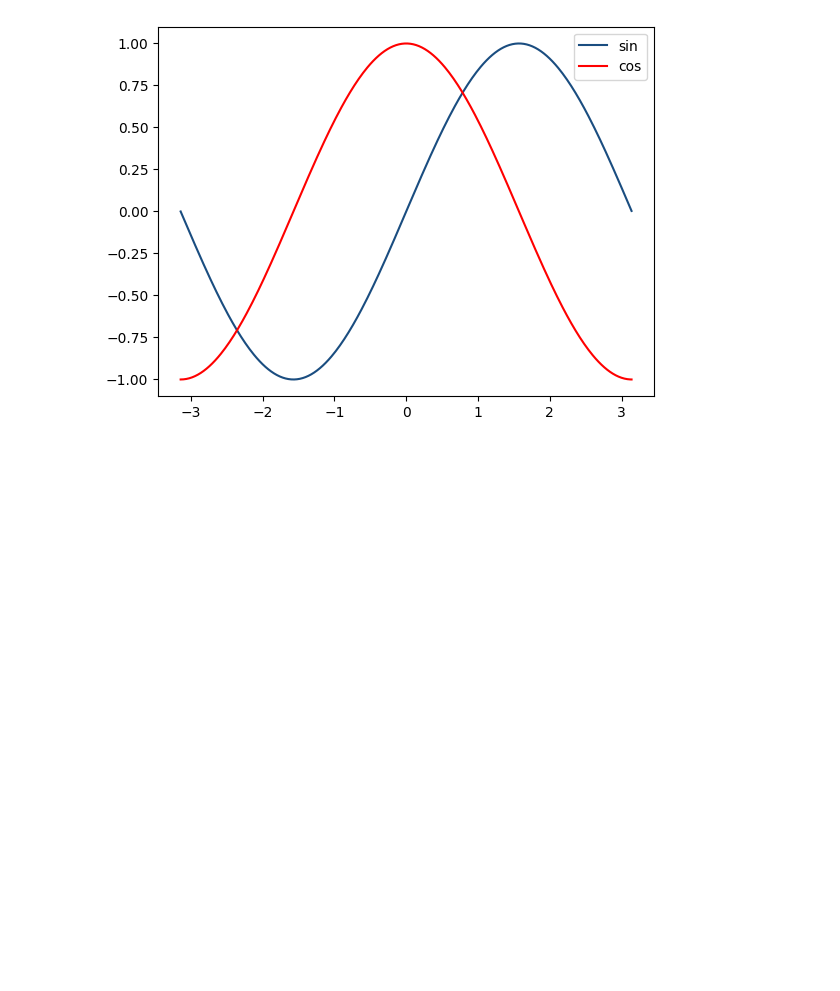
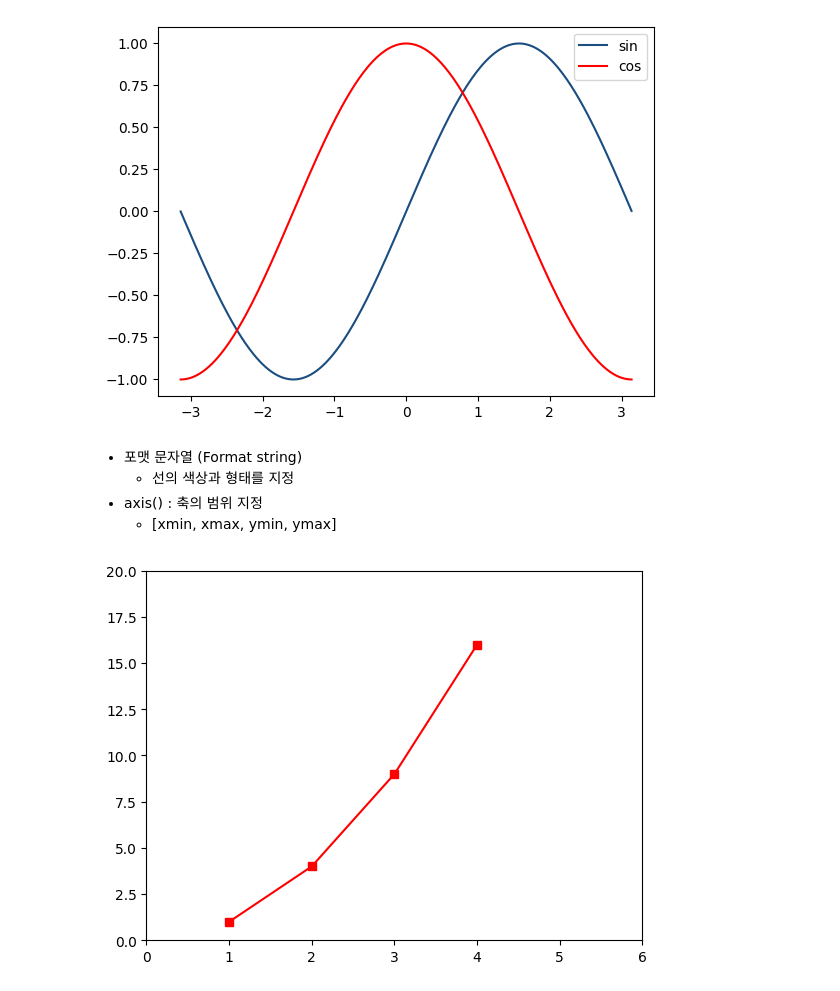
Before and after one commit to kimjeoungeun/my_study, a Jupyter notebook: python_self/matplotlib.ipynb, the cells around one changed output. Cells and saved outputs as stored; diff of their text form; code cells hidden in the pictures; blank space fills up the shorter version.

```diff
--- a/python_self/matplotlib.ipynb
+++ b/python_self/matplotlib.ipynb
@@ -57,6 +61,17 @@ plt.legend() # 범례
 # %% [output]
 <matplotlib.legend.Legend at 0x...>
 [figure]
+# %% [markdown]
+- 포맷 문자열 (Format string)
+  - 선의 색상과 형태를 지정
+- axis() : 축의 범위 지정
+  - [xmin, xmax, ymin, ymax]
+# %%
+plt.plot([1, 2, 3, 4], [1, 4, 9, 16], 'rs-')
+plt.axis([0, 6, 0, 20]) # 축의 범위 지정
+plt.show()
+# %% [output]
+[figure, added]
 # %%
 plt.plot([1,2,3,4],[2,3,5,10], 'bo--', label='t')
 # blue + o 마크 + --- 이것으로 이어주세요
```
Also changed, not shown: parts of 22 cells of this notebook.
